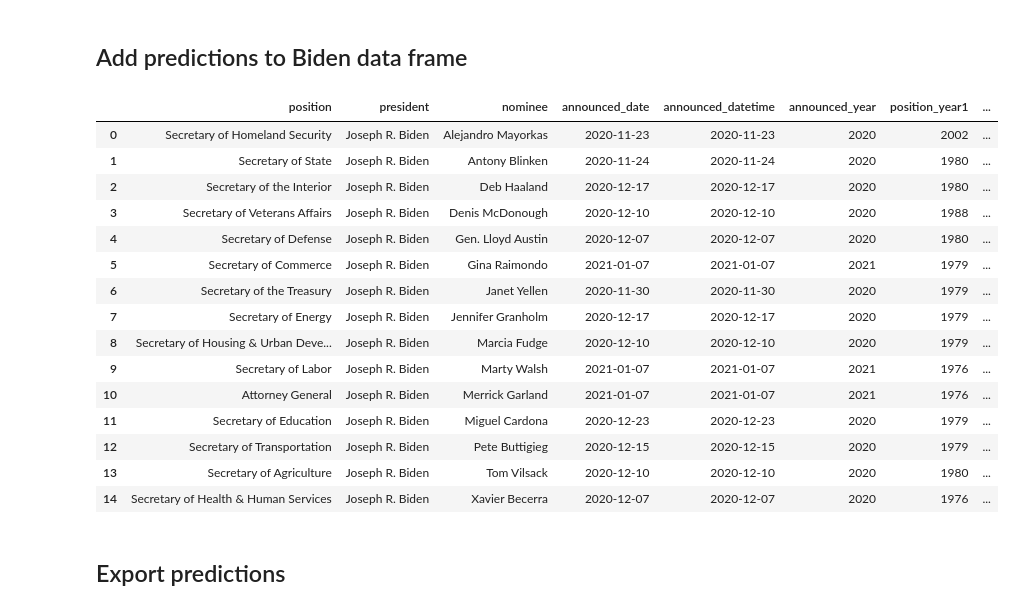
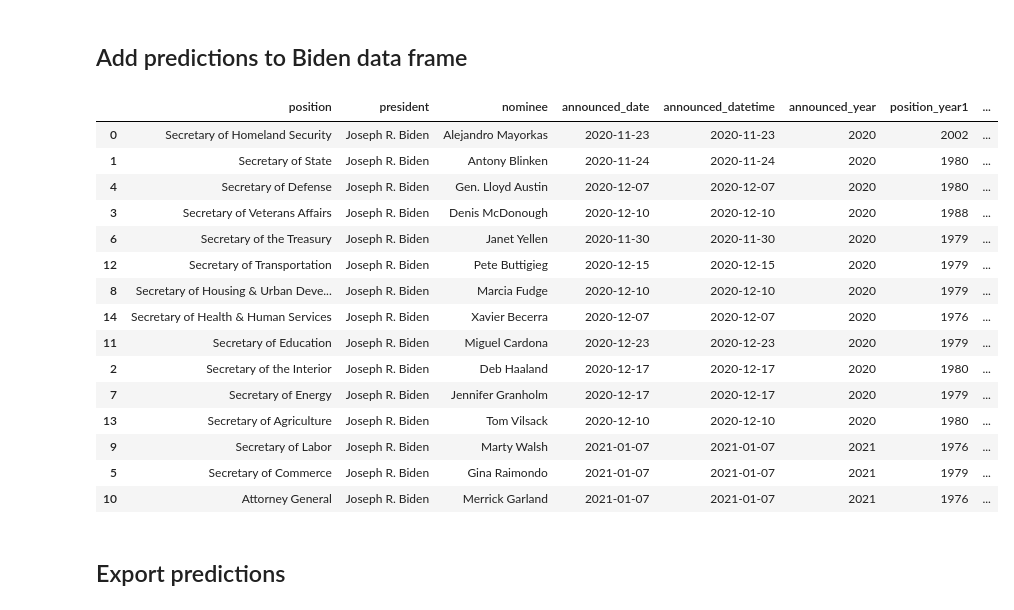
Before and after one commit to nmmichalak/presidential_cabinet_confirmation_predictions, a Jupyter notebook: 202101_biden_cabinet_confirmation_predictions.ipynb, the cells around one changed output. Saved outputs shown, nothing was run; the diff lists cells and outputs as text; code cells hidden in the pictures.

```diff
--- a/202101_biden_cabinet_confirmation_predictions.ipynb
+++ b/202101_biden_cabinet_confirmation_predictions.ipynb
@@ -149,7 +154,7 @@ presidential_cabinet_nominations.sample(n = 10, replace = False)
 # %% [markdown]
 ## Subset only announcement and confirmation
 # %%
-nominee_announced_confirmed = presidential_cabinet_nominations.loc[:, ["position", "president", "nominee", "announced_datetime", "confirmed_datetime", "announced_year", "confirmed_year", "announced_confirmed_days", "votes_for", "votes_against", "n_votes", "votes_for_ppt"]].dropna().drop_duplicates()
+nominee_announced_confirmed = presidential_cabinet_nominations.loc[:, ["position", "president", "nominee", "first_pick", "announced_datetime", "confirmed_datetime", "announced_year", "confirmed_year", "announced_confirmed_days", "votes_for", "votes_against", "n_votes", "votes_for_ppt"]].dropna().drop_duplicates()
 
 nominee_announced_confirmed.info()
 # %% [output]
@@ -259,7 +285,7 @@ nominee_announced_confirmed["announced_year_min_c"] = nominee_announced_confirme
 # %% [markdown]
 ## Predictor matrix
 # %%
-y, X = patsy.dmatrices("announced_confirmed_days ~ announced_year_min_c * C(position, Sum)", data = nominee_announced_confirmed)
+y, X = patsy.dmatrices("announced_confirmed_days ~ announced_year_min_c * C(position, Sum) + first_pick", data = nominee_announced_confirmed)
 # %% [markdown]
 ## Ridge, Lasso, Elastic Net regression grid search
 # %%
@@ -554,6 +627,9 @@ biden_cabinet_nominations = biden_cabinet_nominations.merge(nominee_announced_co
 
 biden_cabinet_nominations["announced_year_min_c"] = biden_cabinet_nominations["announced_year"] - biden_cabinet_nominations["position_year1"]
 
+# also first pick variable
+biden_cabinet_nominations["first_pick"] = 0.5
+
 # see it
 biden_cabinet_nominations
 # %% [output]
@@ -576,35 +652,35 @@ biden_cabinet_nominations
 # %% [markdown]
 ## Predictor matrix
 # %%
-X_biden = patsy.dmatrix("announced_year_min_c * C(position, Sum)", data = biden_cabinet_nominations)
+X_biden = patsy.dmatrix("announced_year_min_c * C(position, Sum) + first_pick", data = biden_cabinet_nominations)
 # %% [markdown]
 ## Add predictions to Biden data frame
 # %%
 # days
 biden_cabinet_nominations["announced_confirmed_days_predicted"] = grid_search1.predict(X_biden)
 
 # add days to annoncement date
 biden_cabinet_nominations["confirmed_datetime_predicted"] = biden_cabinet_nominations["announced_datetime"] + biden_cabinet_nominations["announced_confirmed_days_predicted"].apply(lambda x: pd.DateOffset(n = int(round(x))))
 
 # see it
-biden_cabinet_nominations
+biden_cabinet_nominations.sort_values("confirmed_datetime_predicted")
 # %% [output]
 |  | position | president | nominee | announced_date | announced_datetime | announced_year | position_year1 | ... |
 | 0 | Secretary of Homeland Security | Joseph R. Biden | Alejandro Mayorkas | 2020-11-23 | 2020-11-23 | 2020 | 2002 | ... |
 | 1 | Secretary of State | Joseph R. Biden | Antony Blinken | 2020-11-24 | 2020-11-24 | 2020 | 1980 | ... |
+| 4 | Secretary of Defense | Joseph R. Biden | Gen. Lloyd Austin | 2020-12-07 | 2020-12-07 | 2020 | 1980 | ... |
+| 3 | Secretary of Veterans Affairs | Joseph R. Biden | Denis McDonough | 2020-12-10 | 2020-12-10 | 2020 | 1988 | ... |
+| 6 | Secretary of the Treasury | Joseph R. Biden | Janet Yellen | 2020-11-30 | 2020-11-30 | 2020 | 1979 | ... |
+| 12 | Secretary of Transportation | Joseph R. Biden | Pete Buttigieg | 2020-12-15 | 2020-12-15 | 2020 | 1979 | ... |
+| 8 | Secretary of Housing & Urban Deve... | Joseph R. Biden | Marcia Fudge | 2020-12-10 | 2020-12-10 | 2020 | 1979 | ... |
+| 14 | Secretary of Health & Human Services | Joseph R. Biden | Xavier Becerra | 2020-12-07 | 2020-12-07 | 2020 | 1976 | ... |
+| 11 | Secretary of Education | Joseph R. Biden | Miguel Cardona | 2020-12-23 | 2020-12-23 | 2020 | 1979 | ... |
 | 2 | Secretary of the Interior | Joseph R. Biden | Deb Haaland | 2020-12-17 | 2020-12-17 | 2020 | 1980 | ... |
-| 3 | Secretary of Veterans Affairs | Joseph R. Biden | Denis McDonough | 2020-12-10 | 2020-12-10 | 2020 | 1988 | ... |
-| 4 | Secretary of Defense | Joseph R. Biden | Gen. Lloyd Austin | 2020-12-07 | 2020-12-07 | 2020 | 1980 | ... |
+| 7 | Secretary of Energy | Joseph R. Biden | Jennifer Granholm | 2020-12-17 | 2020-12-17 | 2020 | 1979 | ... |
+| 13 | Secretary of Agriculture | Joseph R. Biden | Tom Vilsack | 2020-12-10 | 2020-12-10 | 2020 | 1980 | ... |
+| 9 | Secretary of Labor | Joseph R. Biden | Marty Walsh | 2021-01-07 | 2021-01-07 | 2021 | 1976 | ... |
 | 5 | Secretary of Commerce | Joseph R. Biden | Gina Raimondo | 2021-01-07 | 2021-01-07 | 2021 | 1979 | ... |
-| 6 | Secretary of the Treasury | Joseph R. Biden | Janet Yellen | 2020-11-30 | 2020-11-30 | 2020 | 1979 | ... |
-| 7 | Secretary of Energy | Joseph R. Biden | Jennifer Granholm | 2020-12-17 | 2020-12-17 | 2020 | 1979 | ... |
-| 8 | Secretary of Housing & Urban Deve... | Joseph R. Biden | Marcia Fudge | 2020-12-10 | 2020-12-10 | 2020 | 1979 | ... |
-| 9 | Secretary of Labor | Joseph R. Biden | Marty Walsh | 2021-01-07 | 2021-01-07 | 2021 | 1976 | ... |
 | 10 | Attorney General | Joseph R. Biden | Merrick Garland | 2021-01-07 | 2021-01-07 | 2021 | 1976 | ... |
-| 11 | Secretary of Education | Joseph R. Biden | Miguel Cardona | 2020-12-23 | 2020-12-23 | 2020 | 1979 | ... |
-| 12 | Secretary of Transportation | Joseph R. Biden | Pete Buttigieg | 2020-12-15 | 2020-12-15 | 2020 | 1979 | ... |
-| 13 | Secretary of Agriculture | Joseph R. Biden | Tom Vilsack | 2020-12-10 | 2020-12-10 | 2020 | 1980 | ... |
-| 14 | Secretary of Health & Human Services | Joseph R. Biden | Xavier Becerra | 2020-12-07 | 2020-12-07 | 2020 | 1976 | ... |
 # %% [markdown]
 ## Export predictions
 # %%
```
Also changed, not shown: parts of 23 cells of this notebook, 2 other files.
